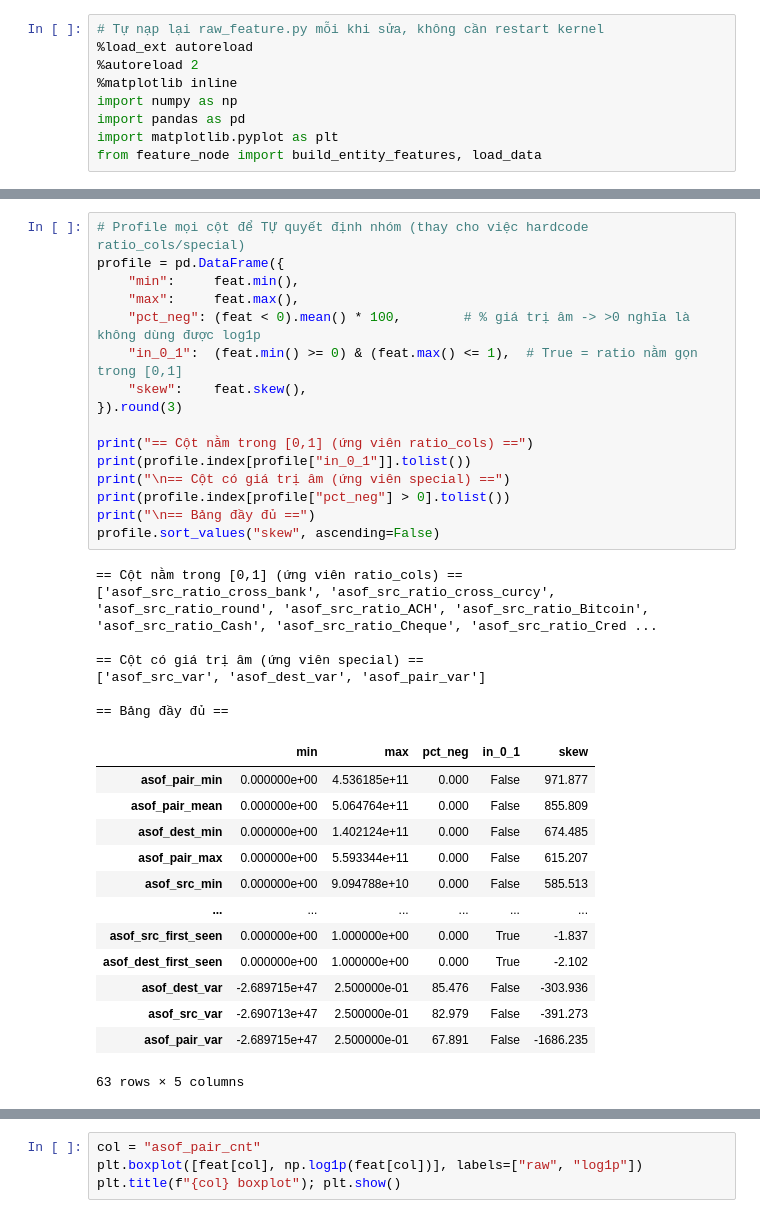
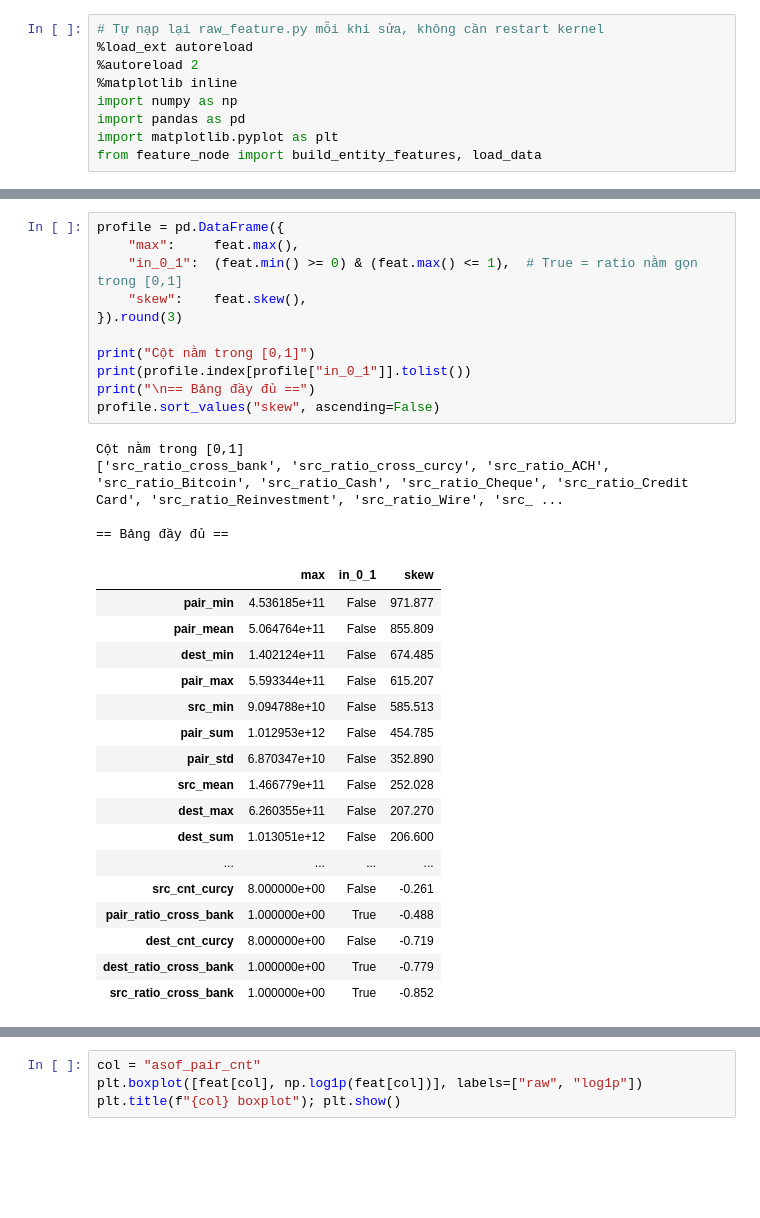
Before and after one commit to Tyler3743/fraud_detection, a Jupyter notebook: skew_node.ipynb, the cells around one changed output, grey strips where cells are left out. Cells and saved outputs as stored; diff of their text form; blank space fills up the shorter version.

```diff
--- a/skew_node.ipynb
+++ b/skew_node.ipynb
@@ -17,39 +17,35 @@ feat shape: (3046861, 63)
 # %%
-# Profile mọi cột để TỰ quyết định nhóm (thay cho việc hardcode ratio_cols/special)
 profile = pd.DataFrame({
-    "min":     feat.min(),
     "max":     feat.max(),
-    "pct_neg": (feat < 0).mean() * 100,        # % giá trị âm -> >0 nghĩa là không dùng được log1p
     "in_0_1":  (feat.min() >= 0) & (feat.max() <= 1),  # True = ratio nằm gọn trong [0,1]
     "skew":    feat.skew(),
 }).round(3)
 
-print("== Cột nằm trong [0,1] (ứng viên ratio_cols) ==")
+print("Cột nằm trong [0,1]")
 print(profile.index[profile["in_0_1"]].tolist())
-print("\n== Cột có giá trị âm (ứng viên special) ==")
-print(profile.index[profile["pct_neg"] > 0].tolist())
 print("\n== Bảng đầy đủ ==")
 profile.sort_values("skew", ascending=False)
 # %% [output]
-== Cột nằm trong [0,1] (ứng viên ratio_cols) ==
-['asof_src_ratio_cross_bank', 'asof_src_ratio_cross_curcy', 'asof_src_ratio_round', 'asof_src_ratio_ACH', 'asof_src_ratio_Bitcoin', 'asof_src_ratio_Cash', 'asof_src_ratio_Cheque', 'asof_src_ratio_Cred ...
-
-== Cột có giá trị âm (ứng viên special) ==
-['asof_src_var', 'asof_dest_var', 'asof_pair_var']
+Cột nằm trong [0,1]
+['src_ratio_cross_bank', 'src_ratio_cross_curcy', 'src_ratio_ACH', 'src_ratio_Bitcoin', 'src_ratio_Cash', 'src_ratio_Cheque', 'src_ratio_Credit Card', 'src_ratio_Reinvestment', 'src_ratio_Wire', 'src_ ...
 
 == Bảng đầy đủ ==
-|  | min | max | pct_neg | in_0_1 | skew |
-| asof_pair_min | 0.000000e+00 | 4.536185e+11 | 0.000 | False | 971.877 |
-| asof_pair_mean | 0.000000e+00 | 5.064764e+11 | 0.000 | False | 855.809 |
-| asof_dest_min | 0.000000e+00 | 1.402124e+11 | 0.000 | False | 674.485 |
-| asof_pair_max | 0.000000e+00 | 5.593344e+11 | 0.000 | False | 615.207 |
-| asof_src_min | 0.000000e+00 | 9.094788e+10 | 0.000 | False | 585.513 |
-| ... | ... | ... | ... | ... | ... |
-| asof_src_first_seen | 0.000000e+00 | 1.000000e+00 | 0.000 | True | -1.837 |
-| asof_dest_first_seen | 0.000000e+00 | 1.000000e+00 | 0.000 | True | -2.102 |
-| asof_dest_var | -2.689715e+47 | 2.500000e-01 | 85.476 | False | -303.936 |
-| asof_src_var | -2.690713e+47 | 2.500000e-01 | 82.979 | False | -391.273 |
-| asof_pair_var | -2.689715e+47 | 2.500000e-01 | 67.891 | False | -1686.235 |
+|  | max | in_0_1 | skew |
+| pair_min | 4.536185e+11 | False | 971.877 |
+| pair_mean | 5.064764e+11 | False | 855.809 |
+| dest_min | 1.402124e+11 | False | 674.485 |
+| pair_max | 5.593344e+11 | False | 615.207 |
+| src_min | 9.094788e+10 | False | 585.513 |
+| pair_sum | 1.012953e+12 | False | 454.785 |
+| pair_std | 6.870347e+10 | False | 352.890 |
+| src_mean | 1.466779e+11 | False | 252.028 |
+| dest_max | 6.260355e+11 | False | 207.270 |
+| dest_sum | 1.013051e+12 | False | 206.600 |
+| ... | ... | ... | ... |
+| src_cnt_curcy | 8.000000e+00 | False | -0.261 |
+| pair_ratio_cross_bank | 1.000000e+00 | True | -0.488 |
+| dest_cnt_curcy | 8.000000e+00 | False | -0.719 |
+| dest_ratio_cross_bank | 1.000000e+00 | True | -0.779 |
+| src_ratio_cross_bank | 1.000000e+00 | True | -0.852 |
-63 rows × 5 columns
 # %%
 report = pd.DataFrame({
```
Also changed, not shown: parts of 6 cells of this notebook, 13 other files.
